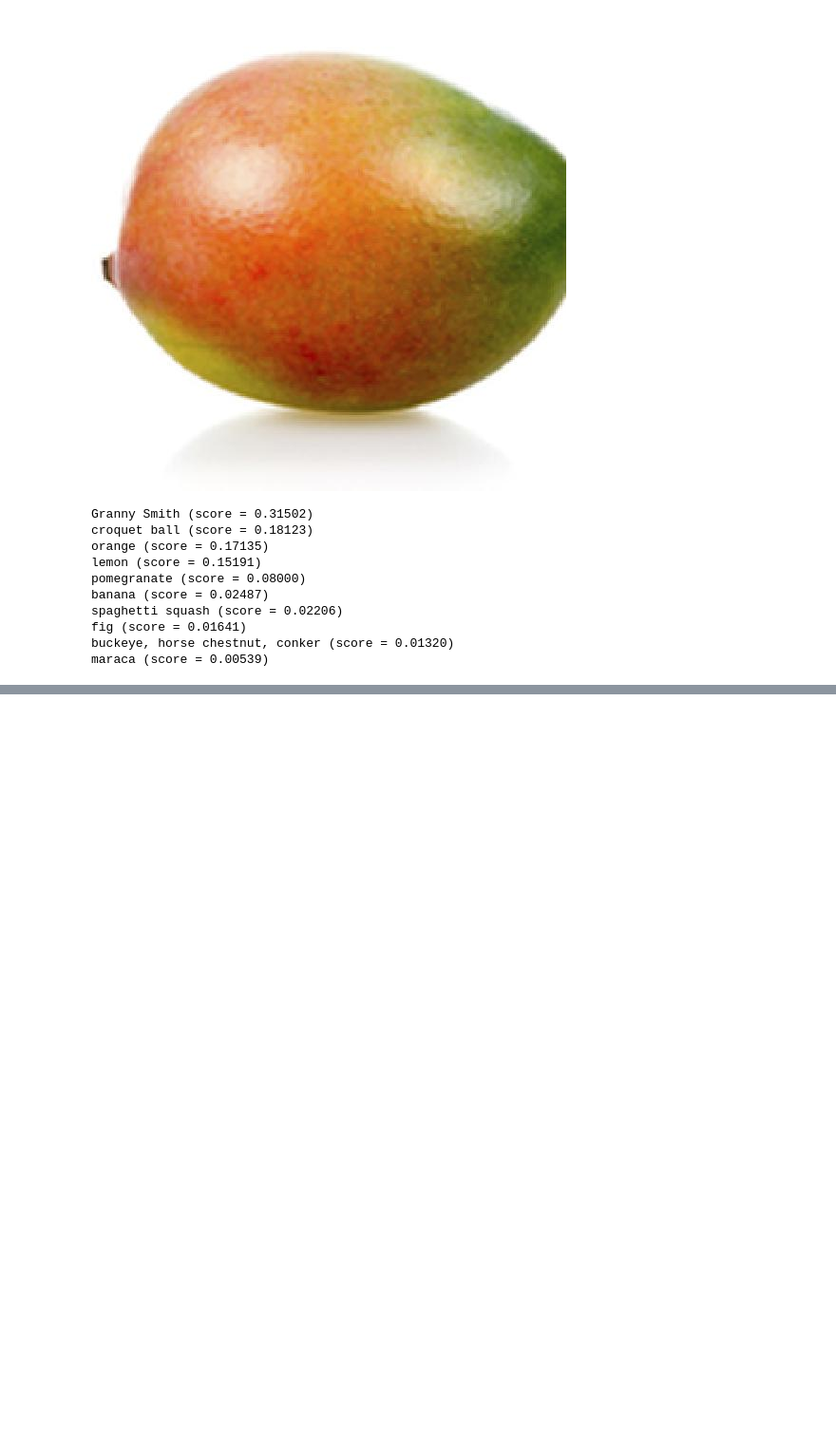
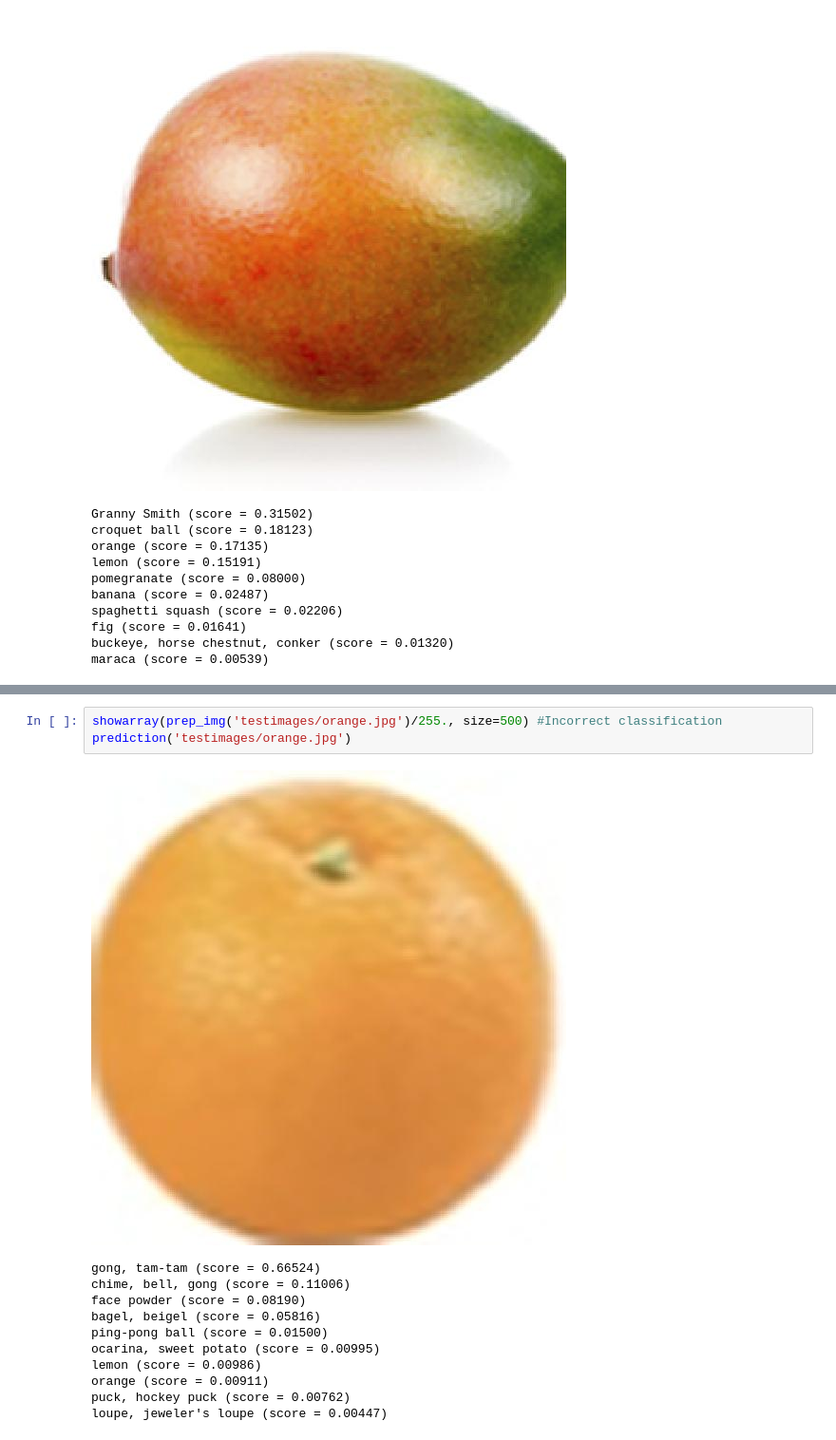
Before and after one commit to SubhankarGhosh/Neural-Net-Tensorflow, a Jupyter notebook: Inception Model to classify objects.ipynb, the cells around one changed output, grey strips where cells are left out. Shown at 95% size. Cells and saved outputs as stored; diff of their text form; blank space fills up the shorter version.

```diff
--- a/Inception Model to classify objects.ipynb
+++ b/Inception Model to classify objects.ipynb
@@ -269,0 +285,15 @@ maraca (score = 0.00539)
+# %%
+showarray(prep_img('testimages/orange.jpg')/255., size=500) #Incorrect classification
+prediction('testimages/orange.jpg')
+# %% [output]
+[figure, added]
+gong, tam-tam (score = 0.66524)
+chime, bell, gong (score = 0.11006)
+face powder (score = 0.08190)
+bagel, beigel (score = 0.05816)
+ping-pong ball (score = 0.01500)
+ocarina, sweet potato (score = 0.00995)
+lemon (score = 0.00986)
+orange (score = 0.00911)
+puck, hockey puck (score = 0.00762)
+loupe, jeweler's loupe (score = 0.00447)
```
Also changed, not shown: parts of 2 cells of this notebook, 3 other files.
